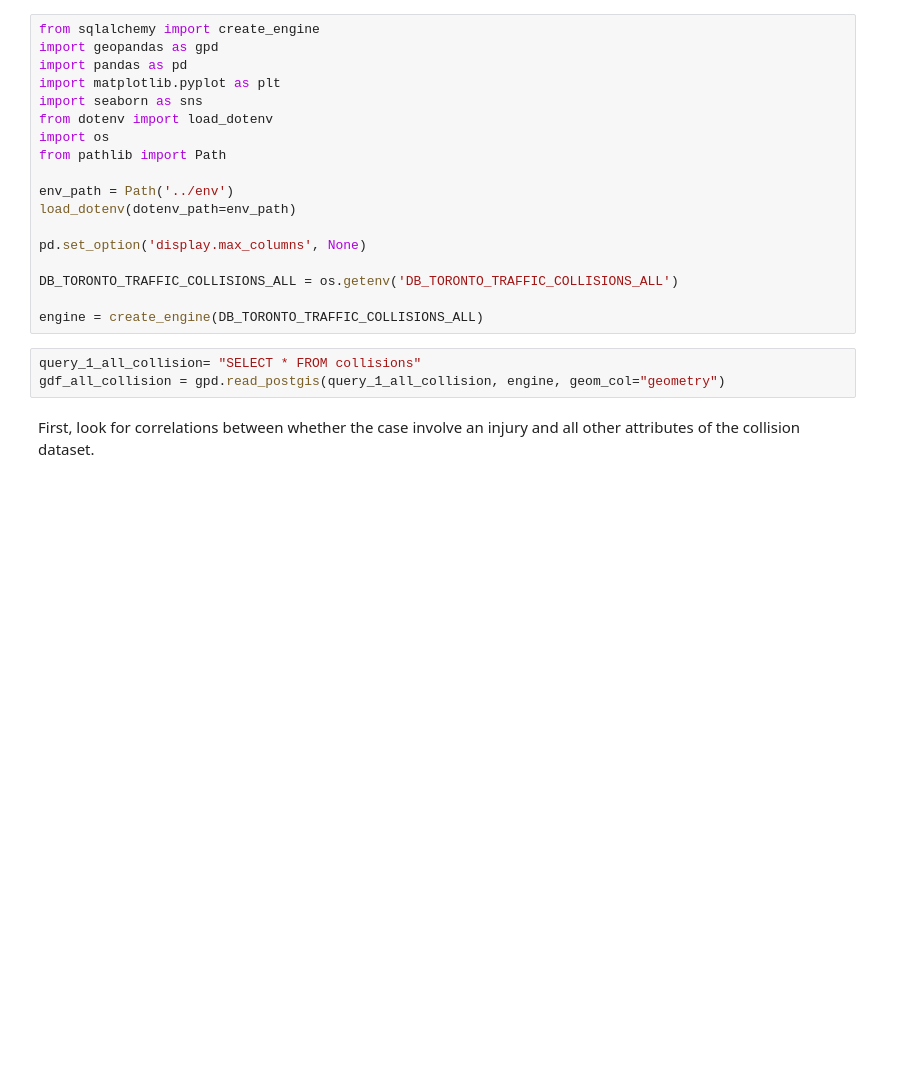
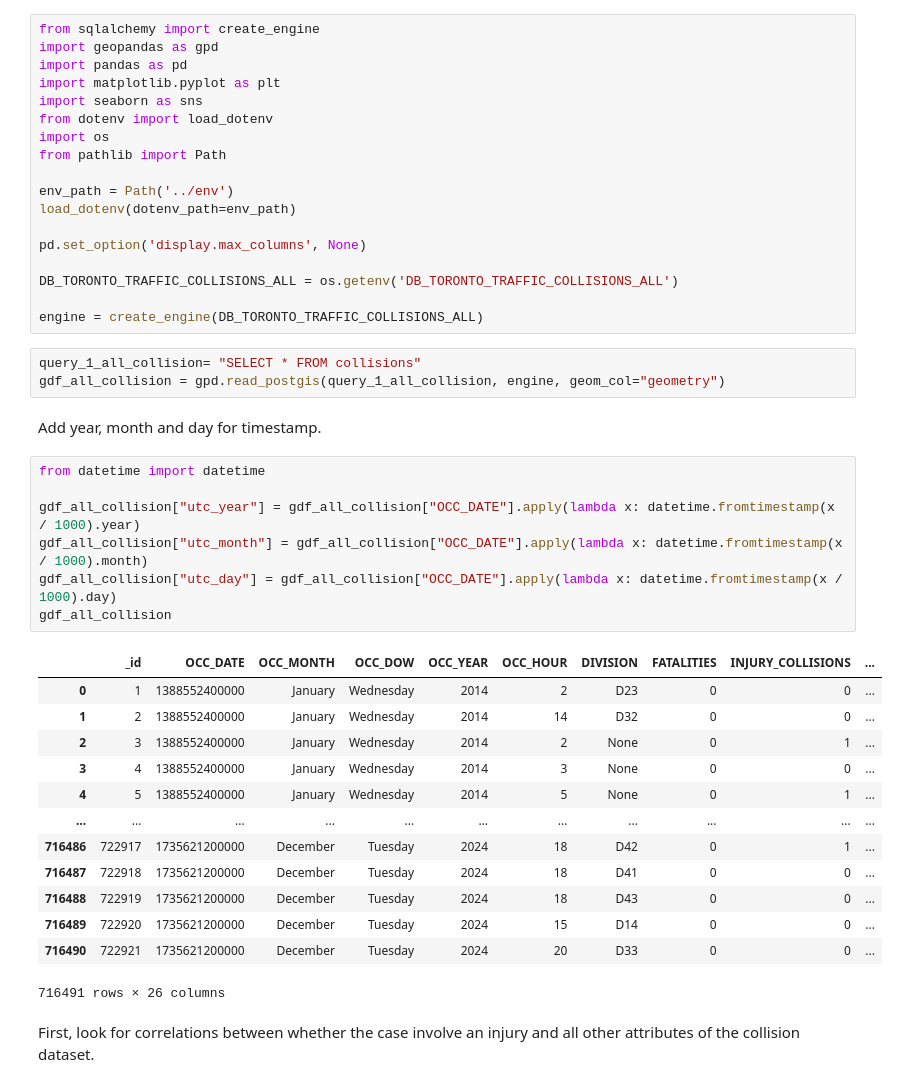
Before and after one commit to ansonkwokys/toronto-vehicle-collision-analysis, a Jupyter notebook: data-analysis/toronto-traffic-collisions-injury.ipynb, the cells around one changed output. Saved outputs shown, nothing was run; the diff lists cells and outputs as text; blank space fills up the shorter version.

Commit message:
add day, time in collision dataframe, join weather and collision table

```diff
--- a/data-analysis/toronto-traffic-collisions-injury.ipynb
+++ b/data-analysis/toronto-traffic-collisions-injury.ipynb
@@ -21,6 +21,29 @@ engine = create_engine(DB_TORONTO_TRAFFIC_COLLISIONS_ALL)
 # %%
 query_1_all_collision= "SELECT * FROM collisions"
 gdf_all_collision = gpd.read_postgis(query_1_all_collision, engine, geom_col="geometry")
+# %% [markdown]
+Add year, month and day for timestamp.
+# %%
+from datetime import datetime
+
+gdf_all_collision["utc_year"] = gdf_all_collision["OCC_DATE"].apply(lambda x: datetime.fromtimestamp(x / 1000).year)
+gdf_all_collision["utc_month"] = gdf_all_collision["OCC_DATE"].apply(lambda x: datetime.fromtimestamp(x / 1000).month)
+gdf_all_collision["utc_day"] = gdf_all_collision["OCC_DATE"].apply(lambda x: datetime.fromtimestamp(x / 1000).day)
+gdf_all_collision
+# %% [output]
+|  | _id | OCC_DATE | OCC_MONTH | OCC_DOW | OCC_YEAR | OCC_HOUR | DIVISION | FATALITIES | INJURY_COLLISIONS | ... |
+| 0 | 1 | 1388552400000 | January | Wednesday | 2014 | 2 | D23 | 0 | 0 | ... |
+| 1 | 2 | 1388552400000 | January | Wednesday | 2014 | 14 | D32 | 0 | 0 | ... |
+| 2 | 3 | 1388552400000 | January | Wednesday | 2014 | 2 | None | 0 | 1 | ... |
+| 3 | 4 | 1388552400000 | January | Wednesday | 2014 | 3 | None | 0 | 0 | ... |
+| 4 | 5 | 1388552400000 | January | Wednesday | 2014 | 5 | None | 0 | 1 | ... |
+| ... | ... | ... | ... | ... | ... | ... | ... | ... | ... | ... |
+| 716486 | 722917 | 1735621200000 | December | Tuesday | 2024 | 18 | D42 | 0 | 1 | ... |
+| 716487 | 722918 | 1735621200000 | December | Tuesday | 2024 | 18 | D41 | 0 | 0 | ... |
+| 716488 | 722919 | 1735621200000 | December | Tuesday | 2024 | 18 | D43 | 0 | 0 | ... |
+| 716489 | 722920 | 1735621200000 | December | Tuesday | 2024 | 15 | D14 | 0 | 0 | ... |
+| 716490 | 722921 | 1735621200000 | December | Tuesday | 2024 | 20 | D33 | 0 | 0 | ... |
+716491 rows × 26 columns
 # %% [markdown]
 First, look for correlations between whether the case involve an injury and all other attributes of the collision dataset.
 # %%
```
Also changed, not shown: parts of 6 cells of this notebook.
